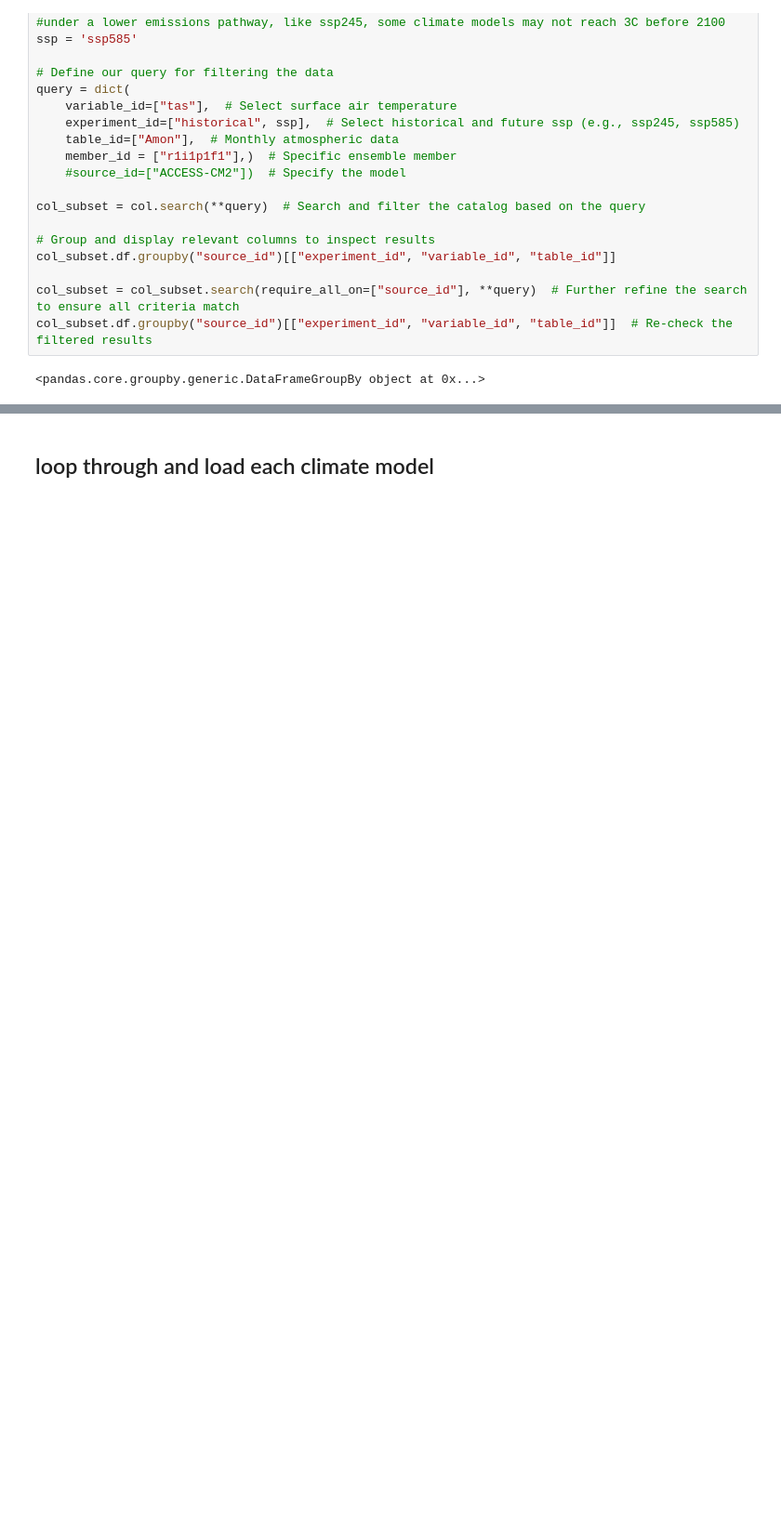
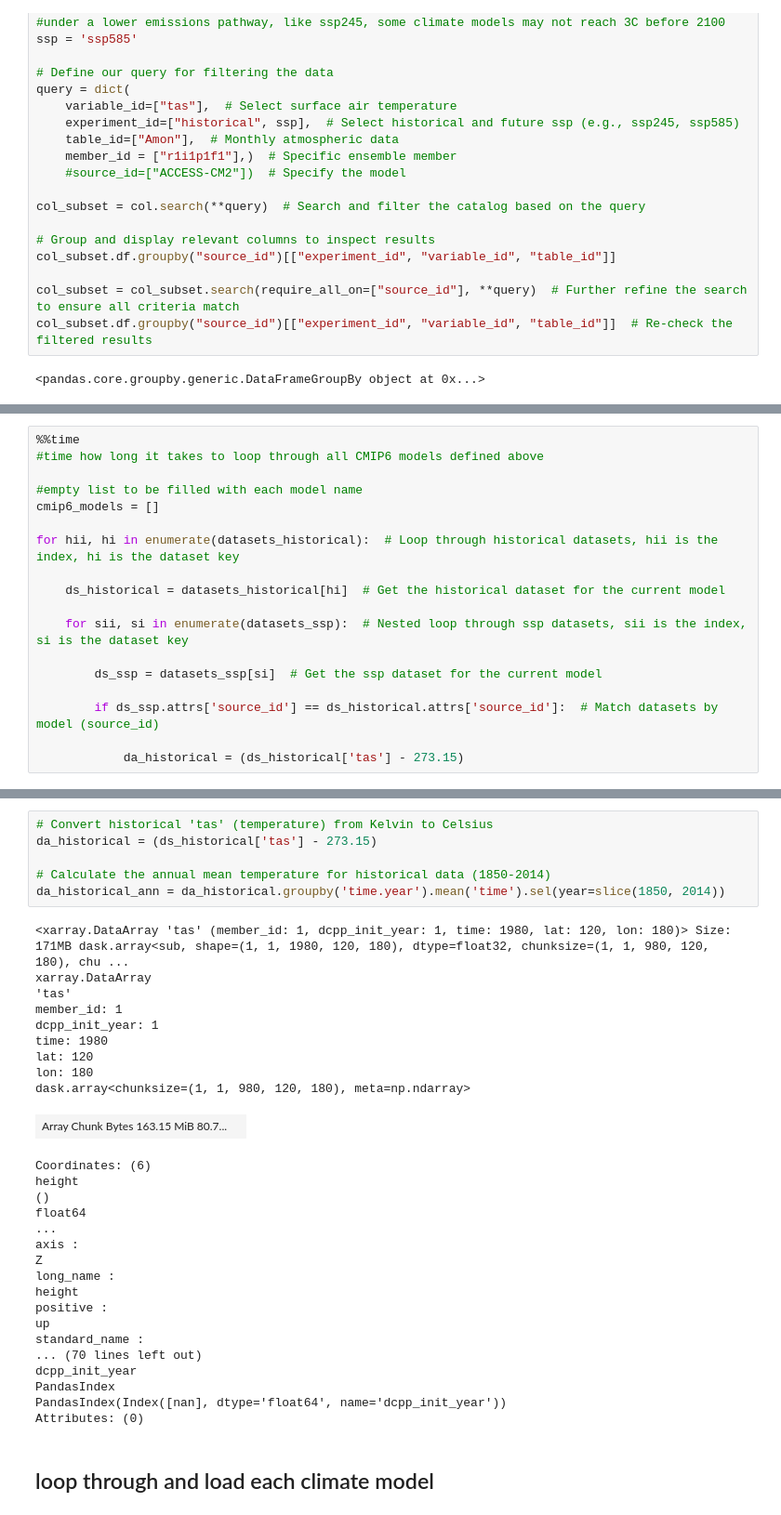
Before and after one commit to TNC-Geospatial-Conservation-Tech/OCSG-2024-SageMaker, a Jupyter notebook: notebooks/2_global_warming_thresholds_impacts/cmip6_historical_ssp_gmtas_calculate_warming_thresholds_timing.ipynb, the cells around one changed output, grey strips where cells are left out. Shown at 93% size. Drawn from its saved outputs; the diff is of its cells as text; blank space fills up the shorter version.

Commit message:
added more detail to temperature notebook

```diff
--- a/notebooks/2_global_warming_thresholds_impacts/cmip6_historical_ssp_gmtas_calculate_warming_thresholds_timing.ipynb
+++ b/notebooks/2_global_warming_thresholds_impacts/cmip6_historical_ssp_gmtas_calculate_warming_thresholds_timing.ipynb
@@ -186,0 +191,18 @@ datasets_ssp = col_subset_ssp.to_dataset_dict(cdf_kwargs={})
+# %%
+%%time
+#time how long it takes to loop through all CMIP6 models defined above
+
+#empty list to be filled with each model name
+cmip6_models = []
+
+for hii, hi in enumerate(datasets_historical):  # Loop through historical datasets, hii is the index, hi is the dataset key
+
+    ds_historical = datasets_historical[hi]  # Get the historical dataset for the current model
+
+    for sii, si in enumerate(datasets_ssp):  # Nested loop through ssp datasets, sii is the index, si is the dataset key
+
+        ds_ssp = datasets_ssp[si]  # Get the ssp dataset for the current model
+
+        if ds_ssp.attrs['source_id'] == ds_historical.attrs['source_id']:  # Match datasets by model (source_id)
+
+            da_historical = (ds_historical['tas'] - 273.15)
@@ -187,3 +212,37 @@ datasets_ssp = col_subset_ssp.to_dataset_dict(cdf_kwargs={})
+# %%
+# Convert historical 'tas' (temperature) from Kelvin to Celsius
+da_historical = (ds_historical['tas'] - 273.15)
+
+# Calculate the annual mean temperature for historical data (1850-2014)
+da_historical_ann = da_historical.groupby('time.year').mean('time').sel(year=slice(1850, 2014))
+# %% [output]
+<xarray.DataArray 'tas' (member_id: 1, dcpp_init_year: 1, time: 1980, lat: 120, lon: 180)> Size: 171MB dask.array<sub, shape=(1, 1, 1980, 120, 180), dtype=float32, chunksize=(1, 1, 980, 120, 180), chu ...
+xarray.DataArray
+'tas'
+member_id: 1
+dcpp_init_year: 1
+time: 1980
+lat: 120
+lon: 180
+dask.array<chunksize=(1, 1, 980, 120, 180), meta=np.ndarray>
+| Array Chunk Bytes 163.15 MiB 80.7... |  |
+Coordinates: (6)
+height
+()
+float64
+...
+axis :
+Z
+long_name :
+height
+positive :
+up
+standard_name :
+... (70 lines left out)
+dcpp_init_year
+PandasIndex
+PandasIndex(Index([nan], dtype='float64', name='dcpp_init_year'))
+Attributes: (0)
 # %% [markdown]
 ## loop through and load each climate model
 # %%
```
Also changed, not shown: parts of 12 cells of this notebook.
